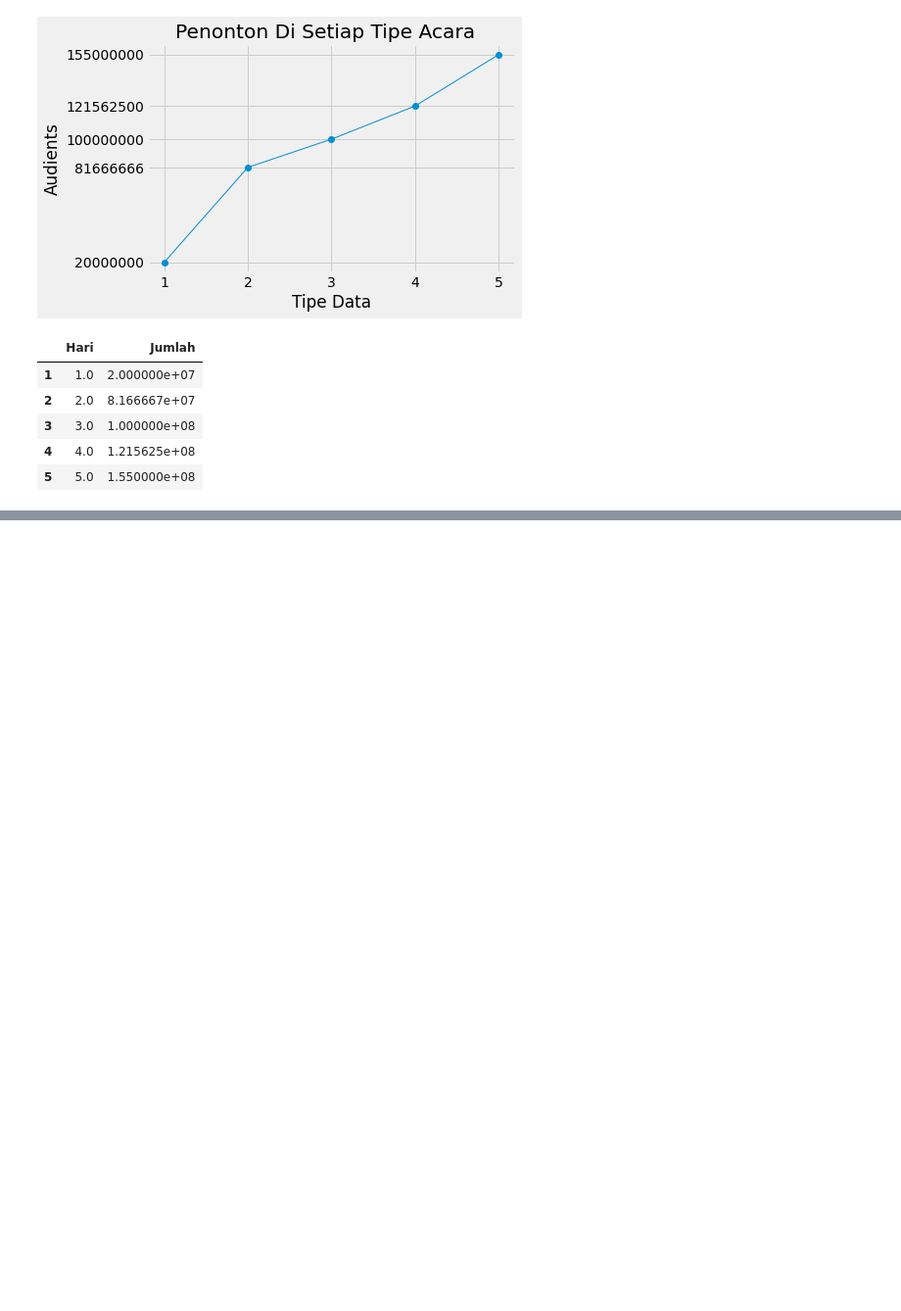
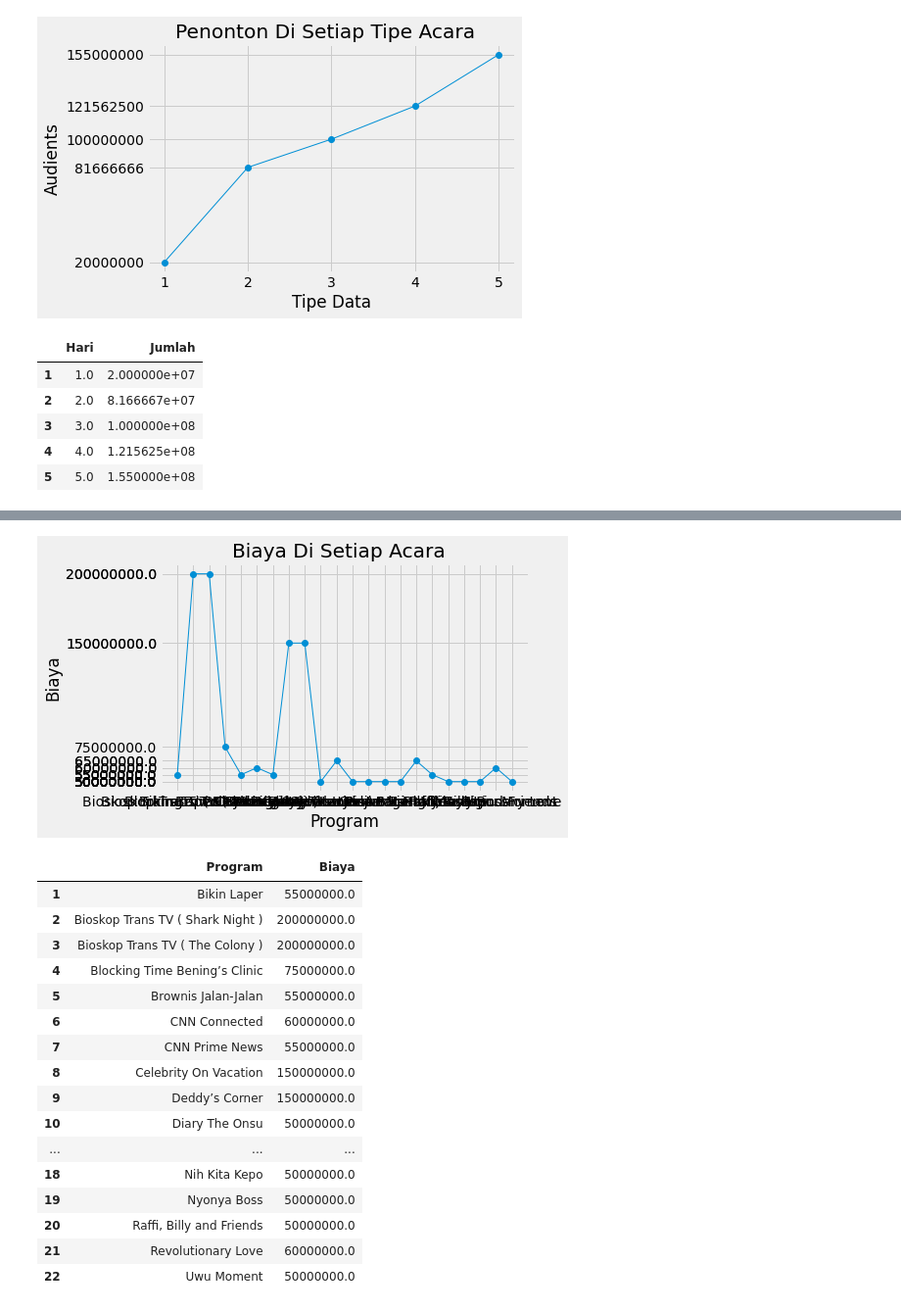
Before and after one commit to fernandaputraaditya/Data-Warehouse, a Jupyter notebook: Project Data Warehouse (07015)/Data Warehouse.ipynb, the cells around one changed output, grey strips where cells are left out. Shown at 98% size. Drawn from its saved outputs; the diff is of its cells as text; code cells hidden in the pictures; blank space fills up the shorter version.

```diff
--- a/Project Data Warehouse (07015)/Data Warehouse.ipynb
+++ b/Project Data Warehouse (07015)/Data Warehouse.ipynb
@@ -259,0 +351,38 @@ df
+# %%
+ci.execute('''select * from(select nama_program, avg(cost) as jumlah_penonton from program group by nama_program)''')
+jumlah = []
+for row in ci.fetchall():
+    jumlah.append(row)
+np_hari = np.array(jumlah)
+
+plt.plot([str (x[0]) for x in np_hari [:,:]], [ float(x[1]) for x in np_hari[:,:]],'-o',linewidth=1.0)
+plt.xticks([ str(x[0]) for x in np_hari[:,:]], [ str(x[0]) for x in np_hari[:,:]])
+plt.yticks([ float(x[1]) for x in np_hari[:,:]], [ float(x[1]) for x in np_hari[:,:]])
+plt.xlabel('Program')
+plt.ylabel('Biaya')
+plt.title("Biaya Di Setiap Acara  ")
+plt.show()
+
+df = pd.DataFrame([ x for x in np_hari[:,:]])
+df.columns = ['Program', 'Biaya']
+df.index = np.arange(1,len(df)+1)
+df
+# %% [output]
+[figure, added]
+|  | Program | Biaya |
+| 1 | Bikin Laper | 55000000.0 |
+| 2 | Bioskop Trans TV ( Shark Night ) | 200000000.0 |
+| 3 | Bioskop Trans TV ( The Colony ) | 200000000.0 |
+| 4 | Blocking Time Bening’s Clinic | 75000000.0 |
+| 5 | Brownis Jalan-Jalan | 55000000.0 |
+| 6 | CNN Connected | 60000000.0 |
+| 7 | CNN Prime News | 55000000.0 |
+| 8 | Celebrity On Vacation | 150000000.0 |
+| 9 | Deddy’s Corner | 150000000.0 |
+| 10 | Diary The Onsu | 50000000.0 |
+| ... | ... | ... |
+| 18 | Nih Kita Kepo | 50000000.0 |
+| 19 | Nyonya Boss | 50000000.0 |
+| 20 | Raffi, Billy and Friends | 50000000.0 |
+| 21 | Revolutionary Love | 60000000.0 |
+| 22 | Uwu Moment | 50000000.0 |
```
Also changed, not shown: parts of 3 cells of this notebook.
